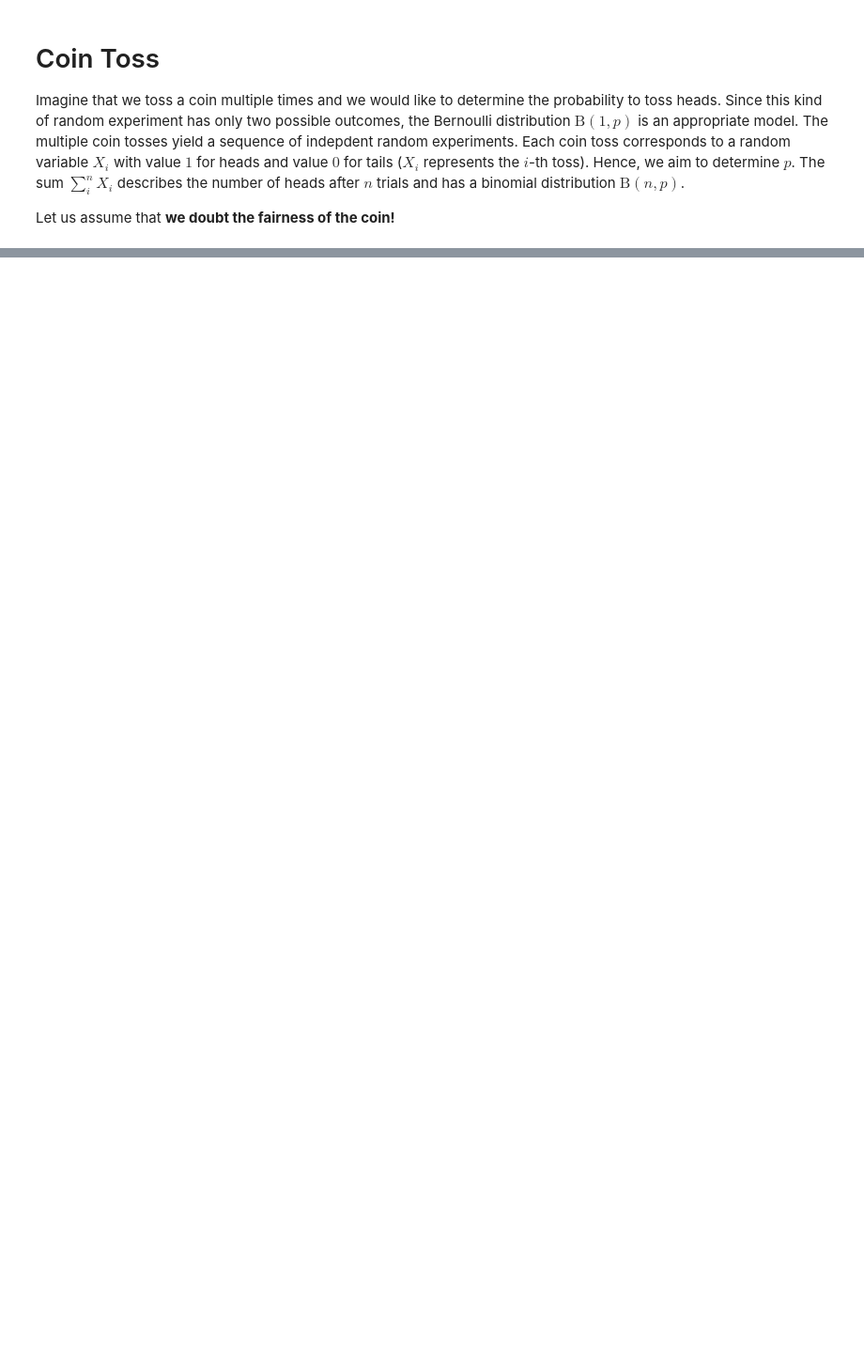
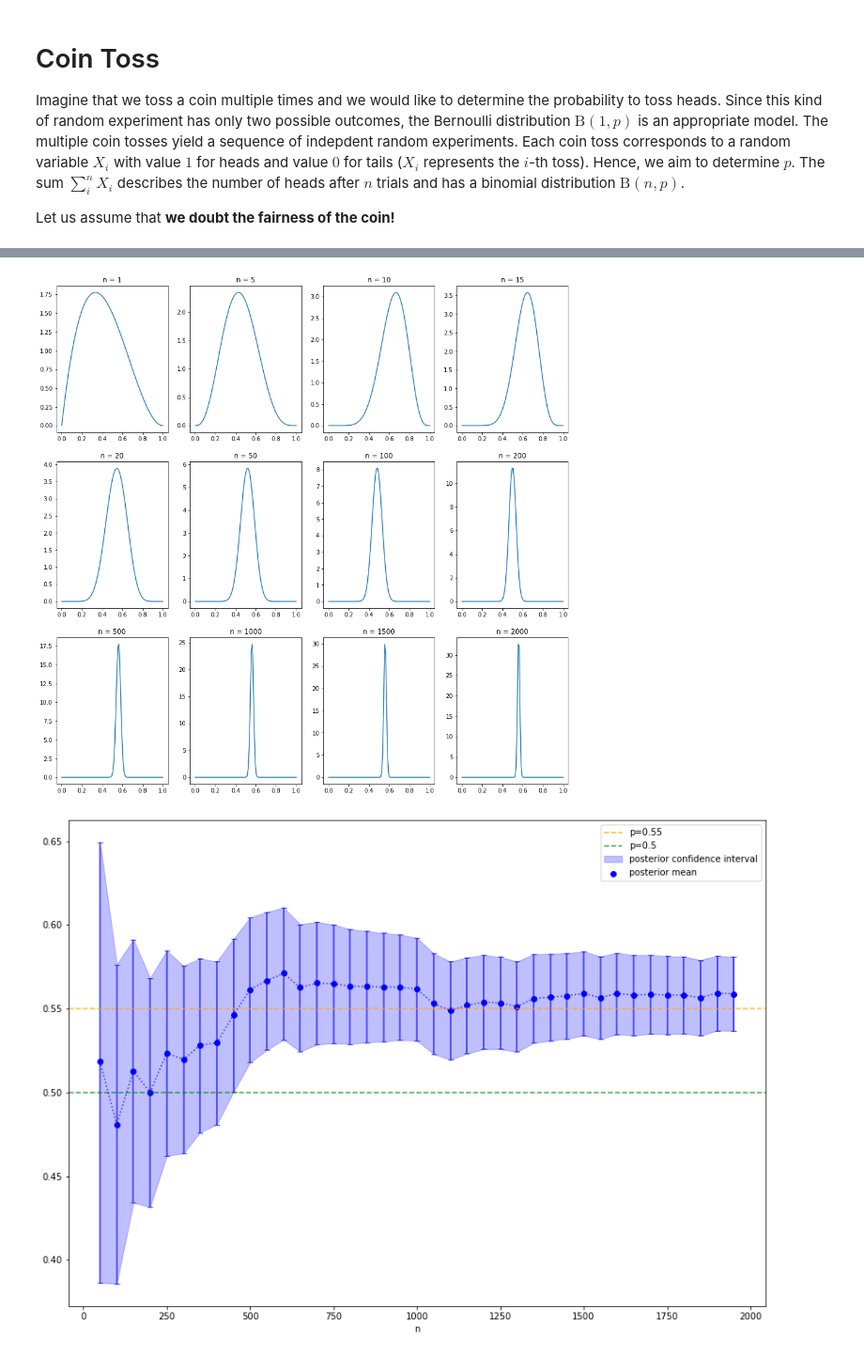
Before and after one commit to Probabilistic-ML/lecture-notes, a Jupyter notebook: _sources/01_fund/03_bayes/01_cointoss.ipynb, the cells around one changed output, grey strips where cells are left out. Shown at 94% size. Drawn from its saved outputs; the diff is of its cells as text; code cells hidden in the pictures; blank space fills up the shorter version.

```diff
--- a/_sources/01_fund/03_bayes/01_cointoss.ipynb
+++ b/_sources/01_fund/03_bayes/01_cointoss.ipynb
@@ -40,0 +103,48 @@ leg = plt.legend(loc='lower right')
+# %%
+import numpy as np
+from scipy.stats import beta as beta_distr
+import matplotlib.pyplot as plt
+
+alpha = 2 # alpha of prior distribution
+beta  = 2 # beta of prior distribution
+
+# use data (sample_sums) from first simulation
+alphas = alpha + sample_sums # alpha values of posteriors
+betas  = beta + np.arange(1, N+1) - sample_sums # beta values of posteriors
+
+# plot results for selected values of n
+n_values = [1, 5, 10, 15, 20, 50, 100, 200, 500, 1000, 1500, 2000]
+
+x = np.linspace(0, 1, num=100)
+fig = plt.figure(figsize=(16, 16))
+for i, n in enumerate(n_values):
+    ax = fig.add_subplot(3, 4, i+1)
+    ax.plot(x, beta_distr.pdf(x, alphas[n-1], betas[n-1]))
+    ax.title.set_text('n = {}'.format(n))
+
+# compute confidence bounds of posterior distributions
+n_values = np.arange(50, 2000, step=50)
+n_tests = len(n_values)
+posterior_means = np.array([alphas[n-1]/(alphas[n-1] + betas[n-1]) for n in n_values])
+posterior_modes = np.array([(alphas[n-1] -1)/(alphas[n-1] + betas[n-1] - 2) for n in n_values])
+lower_errors = []
+upper_errors = []
+for i, n in enumerate(n_values):
+    lower_errors.append(posterior_means[i] - beta_distr.ppf(alpha_sig/2, a=alphas[n-1], b=betas[n-1]))
+    upper_errors.append(beta_distr.ppf(1-alpha_sig/2, a=alphas[n-1], b=betas[n-1]) - posterior_means[i])
+
+# plot results
+fig = plt.figure(figsize=(14, 10))
+plt.errorbar(n_values, posterior_means, np.array(list(zip(lower_errors, upper_errors))).T,
+             c='b', alpha=.75, fmt=':', capsize=3, capthick=1)
+plt.fill_between(n_values, posterior_means - np.array(lower_errors), posterior_means + np.array(upper_errors),
+                 color='b', alpha=.25, label='posterior confidence interval')
+plt.scatter(n_values, posterior_means, c='b', label='posterior mean')
+# plt.scatter(n_values, posterior_modes, label='posterior mode')
+plt.axhline(y=p, color='orange', linestyle='--', alpha=.75, label='p={}'.format(p))
+plt.axhline(y=p0, color='g', linestyle='--', alpha=.75, label='p={}'.format(p0))
+plt.xlabel('n')
+leg = plt.legend()
+# %% [output]
+[figure, added]
+[figure, added]
```
Also changed, not shown: parts of 4 cells of this notebook, 16 other files.
